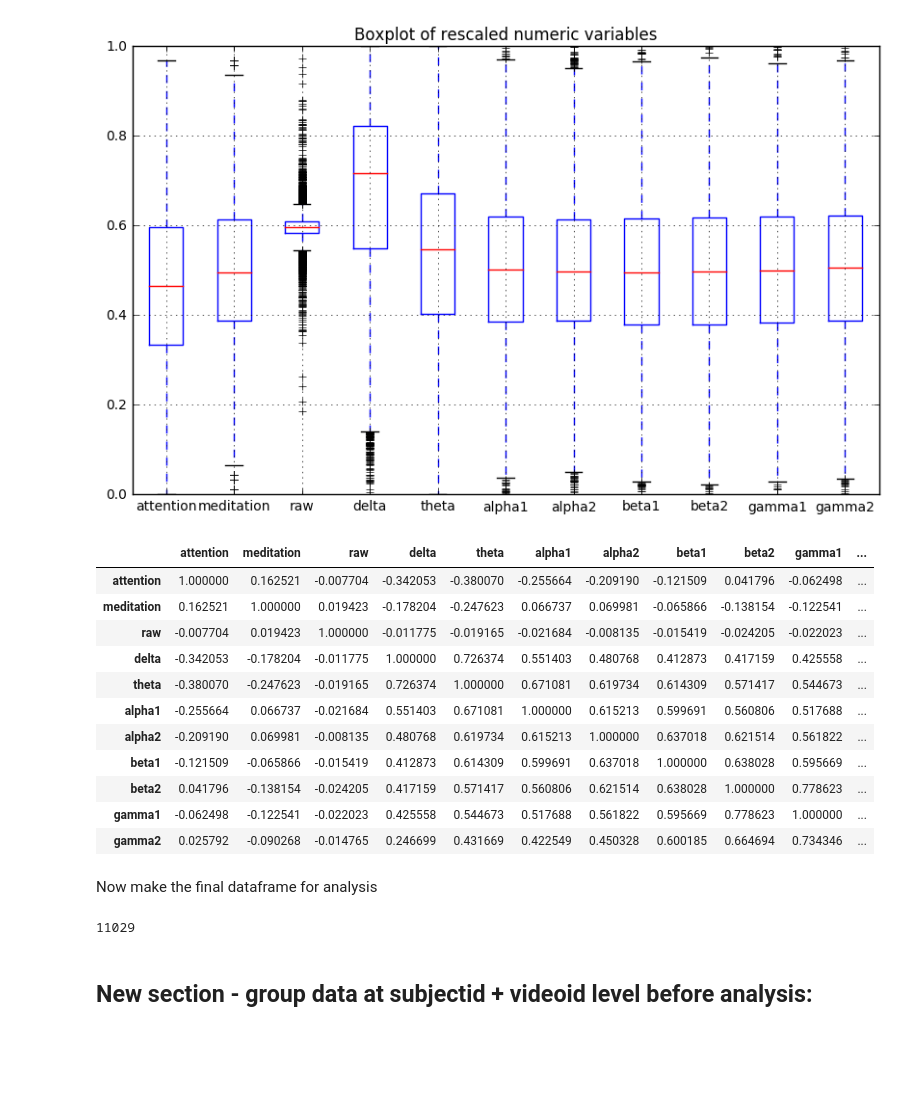
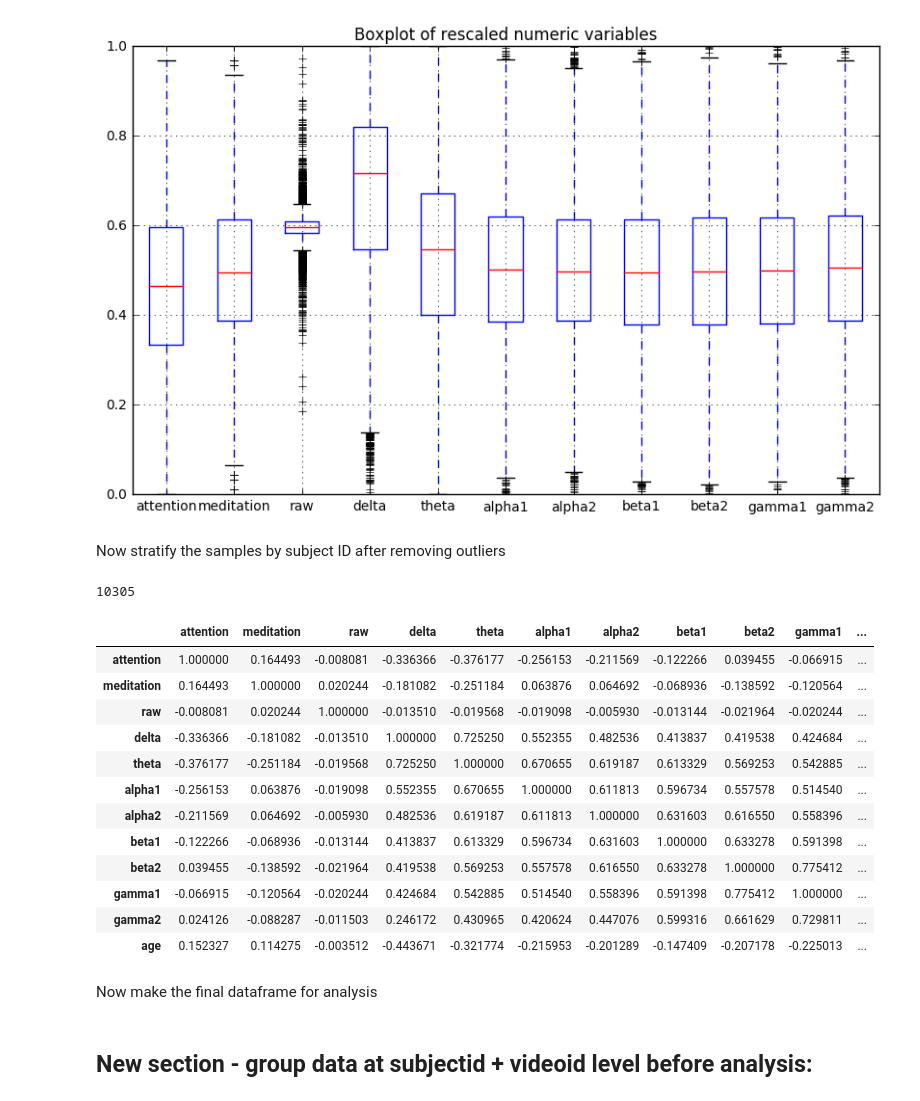
Before and after one commit to kimx3129/CSC529, a Jupyter notebook: csc_529_final_project_clean_transform.ipynb, the cells around one changed output. Cells and saved outputs as stored; diff of their text form; code cells hidden in the pictures; blank space fills up the shorter version.

```diff
--- a/csc_529_final_project_clean_transform.ipynb
+++ b/csc_529_final_project_clean_transform.ipynb
@@ -120,18 +126,5 @@ plt.title('Boxplot of rescaled numeric variables')
 # %% [output]
 <matplotlib.text.Text at 0x...>
 [figure]
-# %%
-transformeddata.corr()
-# %% [output]
-|  | attention | meditation | raw | delta | theta | alpha1 | alpha2 | beta1 | beta2 | gamma1 | ... |
-| attention | 1.000000 | 0.162521 | -0.007704 | -0.342053 | -0.380070 | -0.255664 | -0.209190 | -0.121509 | 0.041796 | -0.062498 | ... |
-| meditation | 0.162521 | 1.000000 | 0.019423 | -0.178204 | -0.247623 | 0.066737 | 0.069981 | -0.065866 | -0.138154 | -0.122541 | ... |
-| raw | -0.007704 | 0.019423 | 1.000000 | -0.011775 | -0.019165 | -0.021684 | -0.008135 | -0.015419 | -0.024205 | -0.022023 | ... |
-| delta | -0.342053 | -0.178204 | -0.011775 | 1.000000 | 0.726374 | 0.551403 | 0.480768 | 0.412873 | 0.417159 | 0.425558 | ... |
-| theta | -0.380070 | -0.247623 | -0.019165 | 0.726374 | 1.000000 | 0.671081 | 0.619734 | 0.614309 | 0.571417 | 0.544673 | ... |
-| alpha1 | -0.255664 | 0.066737 | -0.021684 | 0.551403 | 0.671081 | 1.000000 | 0.615213 | 0.599691 | 0.560806 | 0.517688 | ... |
-| alpha2 | -0.209190 | 0.069981 | -0.008135 | 0.480768 | 0.619734 | 0.615213 | 1.000000 | 0.637018 | 0.621514 | 0.561822 | ... |
-| beta1 | -0.121509 | -0.065866 | -0.015419 | 0.412873 | 0.614309 | 0.599691 | 0.637018 | 1.000000 | 0.638028 | 0.595669 | ... |
-| beta2 | 0.041796 | -0.138154 | -0.024205 | 0.417159 | 0.571417 | 0.560806 | 0.621514 | 0.638028 | 1.000000 | 0.778623 | ... |
-| gamma1 | -0.062498 | -0.122541 | -0.022023 | 0.425558 | 0.544673 | 0.517688 | 0.561822 | 0.595669 | 0.778623 | 1.000000 | ... |
-| gamma2 | 0.025792 | -0.090268 | -0.014765 | 0.246699 | 0.431669 | 0.422549 | 0.450328 | 0.600185 | 0.664694 | 0.734346 | ... |
+# %% [markdown]
+Now stratify the samples by subject ID after removing outliers
@@ -138,13 +145,39 @@ transformeddata.corr()
+# %%
+# initialize final dataframe with the data from the smallest guy:
+finaldata = transformeddata_2.ix[transformeddata_2.subjectid == lowest, :].copy()
+minrows = finaldata.shape[0]
+
+np.random.seed(seed=1234)
+
+# go through the rest of the subjects, sample, and concatenate with final dataframe:
+for sub in subs:
+    subset = transformeddata_2.ix[transformeddata_2.subjectid == sub, :]
+    subsetidx = random.sample(list(subset.index.values), minrows)
+    newdata = subset.ix[subsetidx, :]
+    finaldata = pd.concat([finaldata, newdata], axis = 0)
+
+
+#finaldata.to_csv('EEG_norm_outliers_removed_strat.csv')
+# %% [output]
+10305
+# %%
+finaldata[numcols].corr()
+# %% [output]
+|  | attention | meditation | raw | delta | theta | alpha1 | alpha2 | beta1 | beta2 | gamma1 | ... |
+| attention | 1.000000 | 0.164493 | -0.008081 | -0.336366 | -0.376177 | -0.256153 | -0.211569 | -0.122266 | 0.039455 | -0.066915 | ... |
+| meditation | 0.164493 | 1.000000 | 0.020244 | -0.181082 | -0.251184 | 0.063876 | 0.064692 | -0.068936 | -0.138592 | -0.120564 | ... |
+| raw | -0.008081 | 0.020244 | 1.000000 | -0.013510 | -0.019568 | -0.019098 | -0.005930 | -0.013144 | -0.021964 | -0.020244 | ... |
+| delta | -0.336366 | -0.181082 | -0.013510 | 1.000000 | 0.725250 | 0.552355 | 0.482536 | 0.413837 | 0.419538 | 0.424684 | ... |
+| theta | -0.376177 | -0.251184 | -0.019568 | 0.725250 | 1.000000 | 0.670655 | 0.619187 | 0.613329 | 0.569253 | 0.542885 | ... |
+| alpha1 | -0.256153 | 0.063876 | -0.019098 | 0.552355 | 0.670655 | 1.000000 | 0.611813 | 0.596734 | 0.557578 | 0.514540 | ... |
+| alpha2 | -0.211569 | 0.064692 | -0.005930 | 0.482536 | 0.619187 | 0.611813 | 1.000000 | 0.631603 | 0.616550 | 0.558396 | ... |
+| beta1 | -0.122266 | -0.068936 | -0.013144 | 0.413837 | 0.613329 | 0.596734 | 0.631603 | 1.000000 | 0.633278 | 0.591398 | ... |
+| beta2 | 0.039455 | -0.138592 | -0.021964 | 0.419538 | 0.569253 | 0.557578 | 0.616550 | 0.633278 | 1.000000 | 0.775412 | ... |
+| gamma1 | -0.066915 | -0.120564 | -0.020244 | 0.424684 | 0.542885 | 0.514540 | 0.558396 | 0.591398 | 0.775412 | 1.000000 | ... |
+| gamma2 | 0.024126 | -0.088287 | -0.011503 | 0.246172 | 0.430965 | 0.420624 | 0.447076 | 0.599316 | 0.661629 | 0.729811 | ... |
+| age | 0.152327 | 0.114275 | -0.003512 | -0.443671 | -0.321774 | -0.215953 | -0.201289 | -0.147409 | -0.207178 | -0.225013 | ... |
 # %% [markdown]
 Now make the final dataframe for analysis
-# %%
-# make sure we only keep the transformed data indices in the final dataset:
-finaldata = finaldata.ix[transformeddata.index.values, :]
-
-# reset values in the 'finaldata' set based on the transformed numerics:
-finaldata[transformeddata.columns] = transformeddata
-# %% [output]
-11029
 # %% [markdown]
 ## New section - group data at subjectid + videoid level before analysis:
 # %%
```
Also changed, not shown: parts of 8 cells of this notebook.
